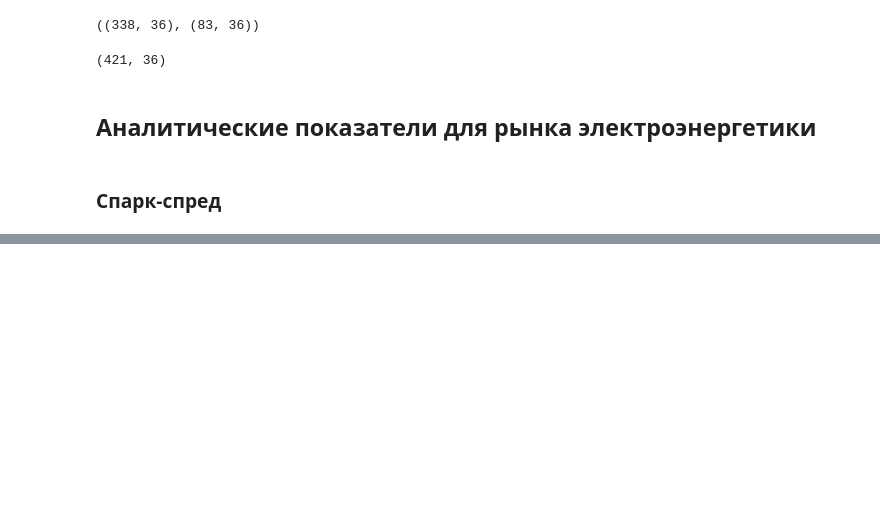
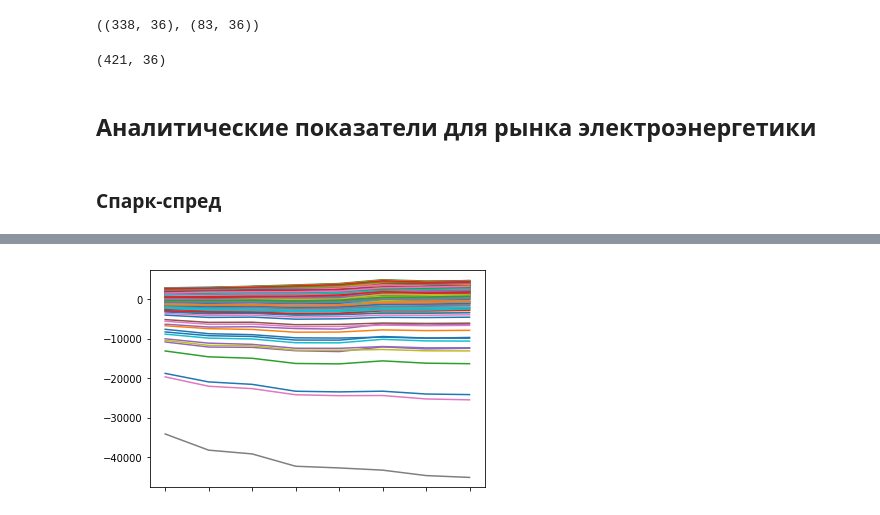
Before and after one commit to xenakas/py_projects, a Jupyter notebook: oil_indexes/oil_indexes.ipynb, the cells around one changed output, grey strips where cells are left out. Cells and saved outputs as stored; diff of their text form; code cells hidden in the pictures; blank space fills up the shorter version.

```diff
--- a/oil_indexes/oil_indexes.ipynb
+++ b/oil_indexes/oil_indexes.ipynb
@@ -2366,0 +2571,7 @@ data.sheet_names
+# %%
+spark_electricity = pd.read_csv('spark_electricity.csv')
+spark_gas = pd.read_csv('spark_gas.csv')
+spark_heat = pd.read_csv('spark_heat.csv')
+# file:///home/xenakas/Desktop/job_job/indexes/spark_electricity.csv
+# file:///home/xenakas/Desktop/job_job/indexes/spark_gas.csv
+# file:///home/xenakas/Desktop/job_job/indexes/spark_heat.csv
@@ -2366,0 +2580,5 @@ data.sheet_names
+# %%
+spark_electricity = spark_electricity.set_index(['Федеральный округ', 'Субъект федерации',  'Название' ])
+# %%
+spark_gas = spark_gas.set_index(['Федеральный округ', 'Субъект федерации',  'Название' ])
+spark_heat = spark_heat.set_index(['Федеральный округ', 'Субъект федерации',  'Название' ])
@@ -2366,0 +2629,6 @@ data.sheet_names
+# %%
+spark_spread = spark_electricity - spark_gas * 1000 / 7900 * spark_heat
+# %%
+spark_spread.transpose().plot(legend=False);
+# %% [output]
+[figure, added]
```
Also changed, not shown: parts of 61 cells of this notebook, 1 other file.
